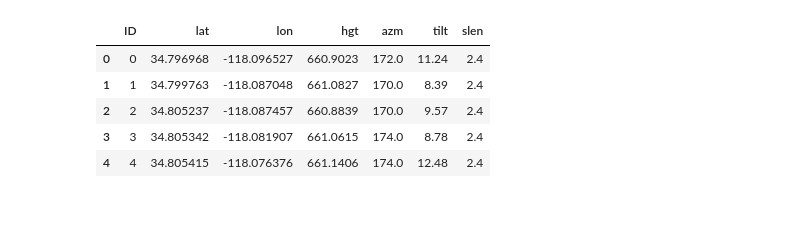
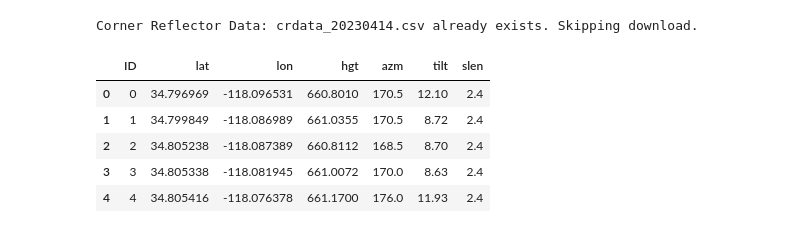
Before and after one commit to OPERA-Cal-Val/calval-CSLC, a Jupyter notebook: ALE_COMPASS_Stream.ipynb, the cells around one changed output. Saved outputs shown, nothing was run; the diff lists cells and outputs as text; code cells hidden in the pictures.

```diff
--- a/ALE_COMPASS_Stream.ipynb
+++ b/ALE_COMPASS_Stream.ipynb
@@ -30,28 +30,29 @@ warnings.filterwarnings('ignore')
 start = timeit.default_timer()
 # %%
 # Parameters for papermill
-data_dir = 's3://opera-provisional-products/CSLC/pst_adt_common/gamma_v.0.3/Rosamond/Ascending'
-save_dir = '/mnt/trappist-r0/bato/work/calval-CSLC/Rosamond/A064_run4'
+cslc_url = 's3://opera-pst-rs-pop1/products/CSLC_S1/OPERA_L2_CSLC-S1A_IW_T064-135523-IW2_VV_20220817T015056Z_v0.0_20230527T133501Z/OPERA_L2_CSLC-S1A_IW_T064-135523-IW2_VV_20220817T015056Z_v0.0_20230527T133501Z.h5'
+cslc_static_url = 's3://opera-pst-rs-pop1/products/CSLC_S1/OPERA_L2_CSLC-S1A_IW_T064-135523-IW2_VV_20220817T015056Z_v0.0_20230527T133501Z_static_layers/OPERA_L2_CSLC-S1A_IW_T064-135523-IW2_VV_20220817T015056Z_v0.0_20230527T133501Z_static_layers.h5'
+save_dir = 'Rosamond'
 burst_id = 't064_135523_iw2'
-date = '20150207'
+date = '20220817'
 snr_threshold = 15
 solidtide = 'True'
 cr_network = 'Rosamond'
+ovsFactor = 64
 # %%
 pol = 'VV'
-path_h5 = f'{data_dir}/{burst_id}/{date}/{burst_id}_{date}.h5'
-s3f = fsspec.open(path_h5, mode='rb', anon=True, default_fill_cache=False)
+s3f = fsspec.open(cslc_url, mode='rb', anon=True, default_fill_cache=False)
 
 # Load the CSLC and necessary metadata
-grid_path = f'data'
+DATA_ROOT = 'science/SENTINEL1'
+grid_path = f'{DATA_ROOT}/CSLC/grids'
+static_grid_path = f'{DATA_ROOT}/CSLC/grids/static_layers'
 metadata_path = f'metadata'
-burstmetadata_path = f'metadata/processing_information/input_burst_metadata'
-id_path = f'identification'
+burstmetadata_path = f'{DATA_ROOT}/CSLC/metadata/processing_information/s1_burst_metadata'
+id_path = f'{DATA_ROOT}/identification'
 
 with h5py.File(s3f.open(),'r') as h5:
     cslc = h5[f'{grid_path}/{pol}'][:]
-    azimuth_carrier_phase = h5[f'{grid_path}/azimuth_carrier_phase'][:]
-    flattening_phase = h5[f'{grid_path}/flattening_phase'][:]
     xcoor = h5[f'{grid_path}/x_coordinates'][:]
     ycoor = h5[f'{grid_path}/y_coordinates'][:]
     dx = h5[f'{grid_path}/x_spacing'][()].astype(int)
@@ -60,59 +61,60 @@ with h5py.File(s3f.open(),'r') as h5:
     sensing_start = h5[f'{burstmetadata_path}/sensing_start'][()].astype(str)
     sensing_stop = h5[f'{burstmetadata_path}/sensing_stop'][()].astype(str)
     dims = h5[f'{burstmetadata_path}/shape'][:]
-    bounding_polygon =h5[f'{id_path}/bounding_polygon'][()].astype(str)
+    bounding_polygon = h5[f'{id_path}/bounding_polygon'][()].astype(str)
     orbit_direction = h5[f'{id_path}/orbit_pass_direction'][()].astype(str)
     center_lon, center_lat = h5[f'{burstmetadata_path}/center']
 
 # Get bounding box
 cslc_poly = wkt.loads(bounding_polygon)
-
-# Deramp the cslc
-ramp = np.exp(1j*azimuth_carrier_phase)
-cslc = cslc*np.conj(ramp)
-
-# Unflatten the cslc
-flat_phase = np.exp(1j*flattening_phase)
-cslc = cslc*np.conj(flat_phase)
 # %%
 # Check if the CR data already exists
 if os.path.exists(f'{save_dir}/crdata/crdata_{date}.csv') == False and cr_network=='Rosamond':
     # Get the cslc date
     date_ = dt.datetime.strptime(sensing_start.astype(str),'%Y-%m-%d %H:%M:%S.%f').strftime('%Y-%m-%d+%H\u0021%M')
 
     # Download corner reflector data from UAVSAR/NISAR based on the date of the CSLC product
     res = requests.get(f'https://uavsar.jpl.nasa.gov/cgi-bin/corner-reflectors.pl?date={str(date_)}&project=uavsar')
     open(f'{save_dir}/crdata/crdata_{date}.csv', 'wb').write(res.content)
 
-elif os.path.exists(f'crdata_{date}.csv') == False and cr_network=='Oklahoma':
+elif os.path.exists(f'{save_dir}/crdata/crdata_{date}.csv') == False and cr_network=='Oklahoma':
     # Get the cslc date
     date_ = dt.datetime.strptime(sensing_start.astype(str),'%Y-%m-%d %H:%M:%S.%f').strftime('%Y-%m-%d+%H\u0021%M')
 
     # Download corner reflector data from UAVSAR/NISAR based on the date of the CSLC product
     res = requests.get(f'https://uavsar.jpl.nasa.gov/cgi-bin/corner-reflectors.pl?date={str(date_)}&project=nisar')
     open(f'{save_dir}/crdata/crdata_{date}.csv', 'wb').write(res.content)
+
+elif os.path.exists(f'{save_dir}/crdata/crdata_{date}.csv') == False and cr_network=='Alaska':
+    # Get the cslc date
+    date_ = dt.datetime.strptime(sensing_start.astype(str),'%Y-%m-%d %H:%M:%S.%f').strftime('%Y-%m-%d+%H\u0021%M')
+
+    # Download corner reflector data from NISAR based on the date of the CSLC product
+    res = requests.get(f'https://uavsar.jpl.nasa.gov/cgi-bin/corner-reflectors.pl?date={str(date_)}&project=alaska')
+    open(f'crdata_{date}.csv', 'wb').write(res.content)
 
 else:
     print(f'Corner Reflector Data: crdata_{date}.csv already exists. Skipping download.')
 
 # Read to pandas dataframe and rename columns
 df = pd.read_csv(f'{save_dir}/crdata/crdata_{date}.csv')
 df.rename(columns={'Corner reflector ID':'ID'}, inplace=True)
 df.rename(columns={'Latitude (deg)':'lat'}, inplace=True)
 df.rename(columns={'Longitude (deg)':'lon'}, inplace=True)
 df.rename(columns={'Azimuth (deg)':'azm'}, inplace=True)
 df.rename(columns={'Tilt / Elevation angle (deg)':'tilt'}, inplace=True)
 df.rename(columns={'Height above ellipsoid (m)':'hgt'}, inplace=True)
 df.rename(columns={'Side length (m)':'slen'}, inplace=True)
 df.slen = np.round(df.slen,1)
 df.head()
 # %% [output]
+Corner Reflector Data: crdata_20230414.csv already exists. Skipping download.
 |  | ID | lat | lon | hgt | azm | tilt | slen |
-| 0 | 0 | 34.796968 | -118.096527 | 660.9023 | 172.0 | 11.24 | 2.4 |
-| 1 | 1 | 34.799763 | -118.087048 | 661.0827 | 170.0 | 8.39 | 2.4 |
-| 2 | 2 | 34.805237 | -118.087457 | 660.8839 | 170.0 | 9.57 | 2.4 |
-| 3 | 3 | 34.805342 | -118.081907 | 661.0615 | 174.0 | 8.78 | 2.4 |
-| 4 | 4 | 34.805415 | -118.076376 | 661.1406 | 174.0 | 12.48 | 2.4 |
+| 0 | 0 | 34.796969 | -118.096531 | 660.8010 | 170.5 | 12.10 | 2.4 |
+| 1 | 1 | 34.799849 | -118.086989 | 661.0355 | 170.5 | 8.72 | 2.4 |
+| 2 | 2 | 34.805238 | -118.087389 | 660.8112 | 168.5 | 8.70 | 2.4 |
+| 3 | 3 | 34.805338 | -118.081945 | 661.0072 | 170.0 | 8.63 | 2.4 |
+| 4 | 4 | 34.805416 | -118.076378 | 661.1700 | 176.0 | 11.93 | 2.4 |
 # %%
 if (solidtide == 'True' ):
     #solid earth tide correction with PySolid
```
Also changed, not shown: parts of 14 cells of this notebook, 7 other files.
